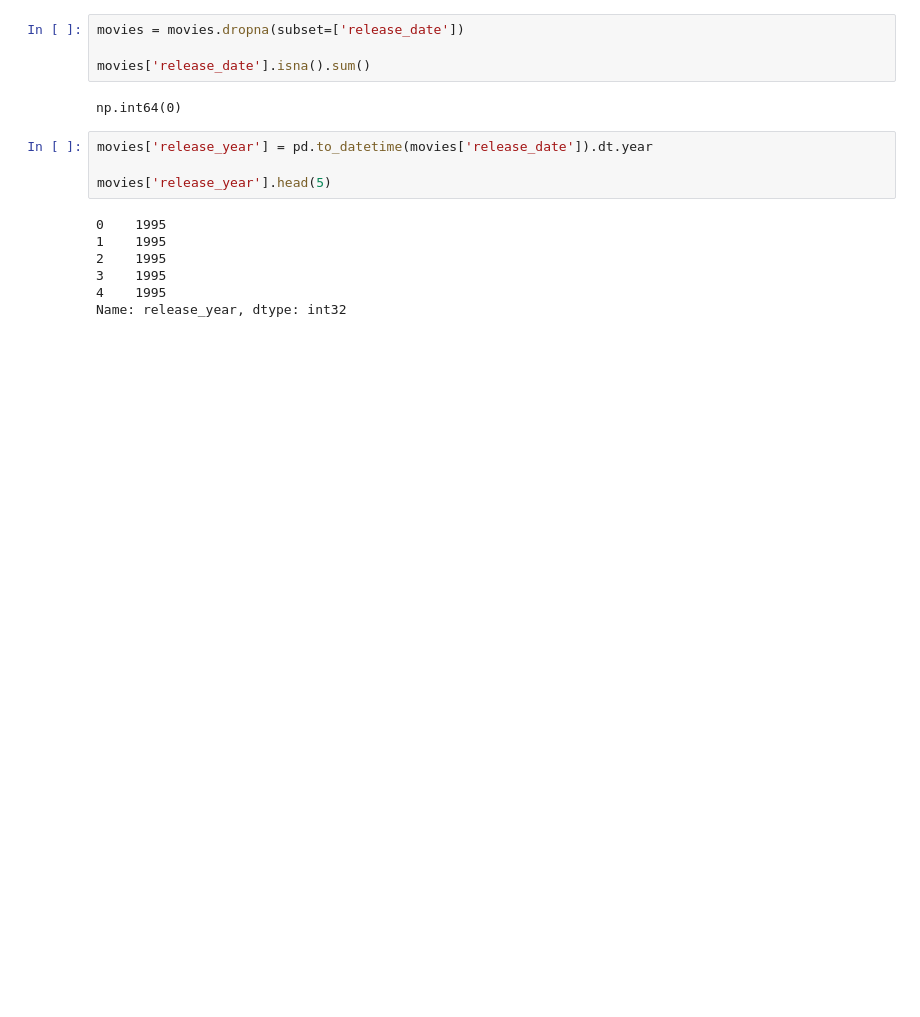
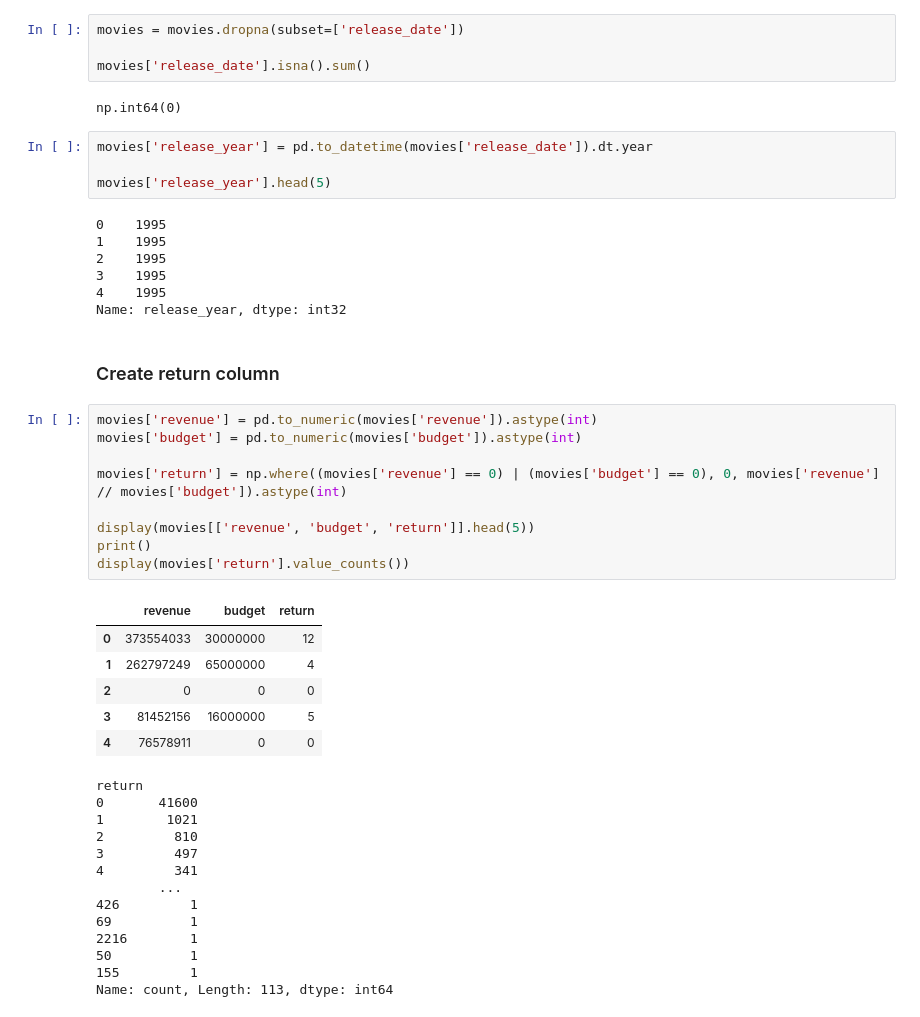
Before and after one commit to FranciscoHugoLezik/MLOps_Movies, a Jupyter notebook: notebooks/ETL.ipynb, the cells around one changed output. Drawn from its saved outputs; the diff is of its cells as text; blank space fills up the shorter version.

```diff
--- a/notebooks/ETL.ipynb
+++ b/notebooks/ETL.ipynb
@@ -700,3 +701,34 @@ movies['release_year'].head(5)
 3    1995
 4    1995
 Name: release_year, dtype: int32
+# %% [markdown]
+### Create return column
+# %%
+movies['revenue'] = pd.to_numeric(movies['revenue']).astype(int)
+movies['budget'] = pd.to_numeric(movies['budget']).astype(int)
+
+movies['return'] = np.where((movies['revenue'] == 0) | (movies['budget'] == 0), 0, movies['revenue'] // movies['budget']).astype(int)
+
+display(movies[['revenue', 'budget', 'return']].head(5))
+print()
+display(movies['return'].value_counts())
+# %% [output]
+|  | revenue | budget | return |
+| 0 | 373554033 | 30000000 | 12 |
+| 1 | 262797249 | 65000000 | 4 |
+| 2 | 0 | 0 | 0 |
+| 3 | 81452156 | 16000000 | 5 |
+| 4 | 76578911 | 0 | 0 |
+return
+0       41600
+1        1021
+2         810
+3         497
+4         341
+        ...
+426         1
+69          1
+2216        1
+50          1
+155         1
+Name: count, Length: 113, dtype: int64
```
Also changed, not shown: parts of 2 cells of this notebook.
